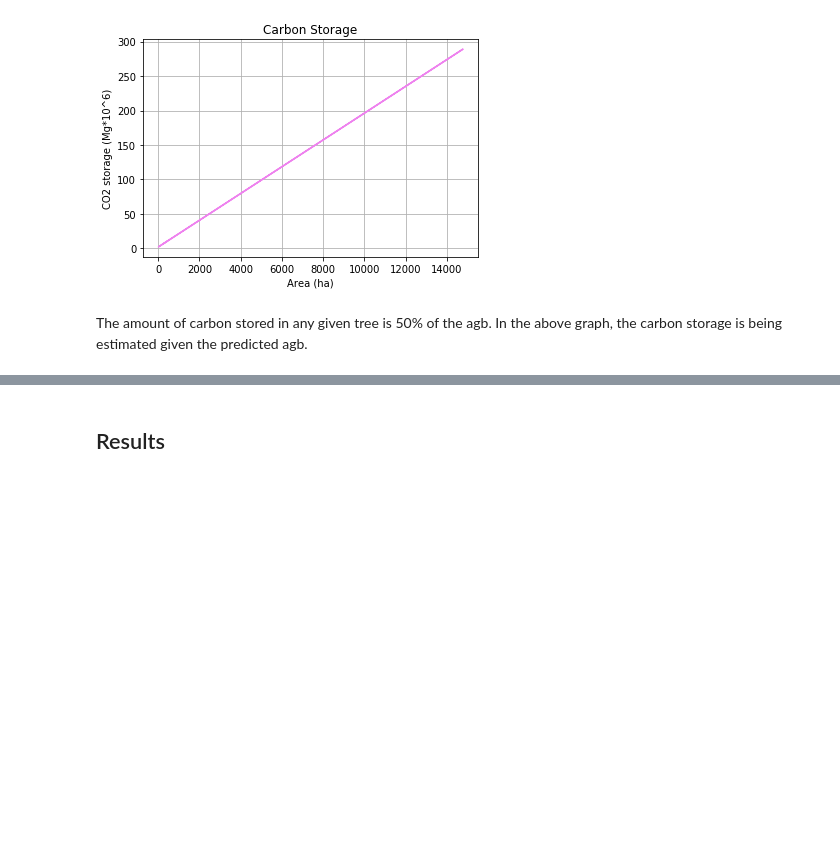
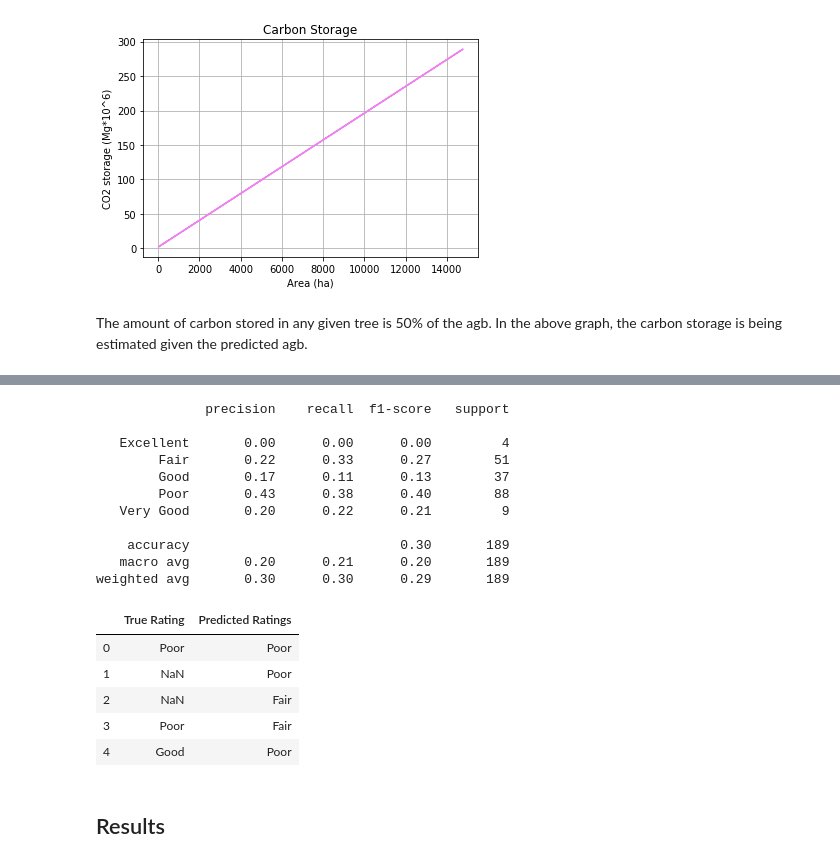
Before and after one commit to mcint199/Environmental-1, a Jupyter notebook: Env1_ForestCanopyResilience_FinalProject.ipynb, the cells around one changed output, grey strips where cells are left out. Saved outputs shown, nothing was run; the diff lists cells and outputs as text; code cells hidden in the pictures; blank space fills up the shorter version.

```diff
--- a/Env1_ForestCanopyResilience_FinalProject.ipynb
+++ b/Env1_ForestCanopyResilience_FinalProject.ipynb
@@ -246,3 +276,34 @@ The amount of carbon stored in any given tree is 50% of the agb. In the above gr
+# %%
+x_train, x_test, y_train, y_test = train_test_split(community_evaluation_carbon, community_assessment["Rating"], test_size=0.30)
+# %%
+rfc = RandomForestClassifier()
+rfc.fit(x_train,y_train)
+
+predict = rfc.predict(x_test)
+prediction = pd.Series(predict)
+test_data = pd.Series(y_test)
+see_predictions = pd.concat([test_data, prediction], axis = 1)
+see_predictions.rename(columns = {"Rating": "True Rating", 0:"Predicted Ratings"}, inplace = True)
+print(classification_report(y_test, predict))
+see_predictions.head()
+# %% [output]
+              precision    recall  f1-score   support
+
+   Excellent       0.00      0.00      0.00         4
+        Fair       0.22      0.33      0.27        51
+        Good       0.17      0.11      0.13        37
+        Poor       0.43      0.38      0.40        88
+   Very Good       0.20      0.22      0.21         9
+
+    accuracy                           0.30       189
+   macro avg       0.20      0.21      0.20       189
+weighted avg       0.30      0.30      0.29       189
+|  | True Rating | Predicted Ratings |
+| 0 | Poor | Poor |
+| 1 | NaN | Poor |
+| 2 | NaN | Fair |
+| 3 | Poor | Fair |
+| 4 | Good | Poor |
 # %% [markdown]
 ## Results
 # %% [markdown]
```
Also changed, not shown: parts of 3 cells of this notebook.
